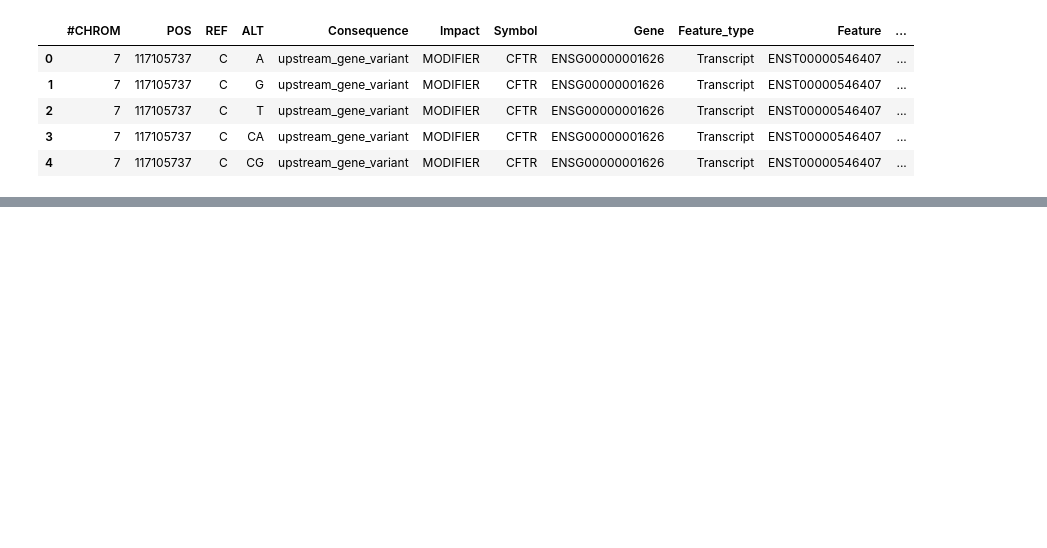
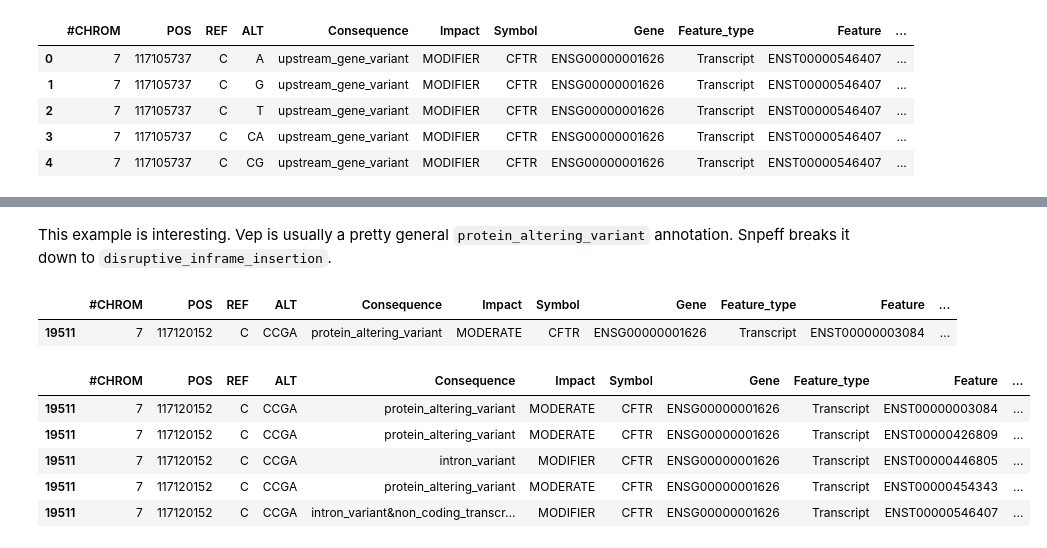
Before and after one commit to andrewjesaitis/variant-annotation-comparison-2017, a Jupyter notebook: Variant-Annotation-Comparsion-2017.ipynb, the cells around one changed output, grey strips where cells are left out. Cells and saved outputs as stored; diff of their text form; code cells hidden in the pictures; blank space fills up the shorter version.

```diff
--- a/Variant-Annotation-Comparsion-2017.ipynb
+++ b/Variant-Annotation-Comparsion-2017.ipynb
@@ -53,3 +55,27 @@ snpeff_df.head()
 | 1 | 7 | 117105737 | C | G | upstream_gene_variant | MODIFIER | ENSG00000001626 | transcript | ENST00000546407 | ... |
 | 1 | 7 | 117105737 | C | G | intergenic_region | MODIFIER | ENSG00000214684-ENSG00000001626 | intergenic_region | ENSG00000214684-ENSG00000001626 | ... |
 | 2 | 7 | 117105737 | C | T | upstream_gene_variant | MODIFIER | ENSG00000001626 | transcript | ENST00000546407 | ... |
+# %%
+#From http://snpeff.sourceforge.net/VCFannotationformat_v1.0.pdf with additions:
+#VEP: non_coding_transcript_exon_variant, non_coding_transcript_variant, protein altering variant,
+#incomplete_terminal_codon_variant, NMD_transcript_variant
+#Snpeff: conservative_inframe_deletion, conservative_inframe_insertion, structural_interaction_variant, 5_prime_UTR_truncation
+
+ranked_terms = ["chromosome_number_variation","exon_loss_variant","frameshift_variant","stop_gained","stop_lost",
+                "start_lost","splice_acceptor_variant","splice_donor_variant","rare_amino_acid_variant","missense_variant",
+                "inframe_insertion","conservative_inframe_insertion", "disruptive_inframe_insertion","inframe_deletion","conservative_inframe_deletion", "disruptive_inframe_deletion",
+                "5_prime_UTR_truncation+exon_loss_variant","5_prime_UTR_truncation","3_prime_UTR_truncation+exon_loss","splice_branch_variant",
+                "splice_region_variant","splice_branch_variant","stop_retained_variant","initiator_codon_variant",
+                "synonymous_variant","initiator_codon_variant+non_canonical_start_codon","stop_retained_variant",
+                "coding_sequence_variant","5_prime_UTR_variant","3_prime_UTR_variant",
+                "5_prime_UTR_premature_start_codon_gain_variant","structural_interaction_variant", "protein_altering_variant","upstream_gene_variant","downstream_gene_variant",
+                "TF_binding_site_variant","regulatory_region_variant","miRNA","custom","sequence_feature",
+                "conserved_intron_variant","intron_variant","intragenic_variant","conserved_intergenic_variant",
+                "intergenic_region","coding_sequence_variant","non_coding_exon_variant","non_coding_transcript_exon_variant",
+                "nc_transcript_variant","non_coding_transcript_variant","NMD_transcript_variant", "incomplete_terminal_codon_variant", "gene_variant","chromosome"]
+def term_rank(term):
+    return ranked_terms.index(term)
+# %%
+vep_df["effect"] = vep_df.apply(lambda row: min(row["Consequence"].split("&"), key=term_rank), axis=1)
+
+snpeff_df["effect"] = snpeff_df.apply(lambda row: min(row["Annotation"].split('&'), key=term_rank), axis=1)
@@ -55,0 +122,16 @@ snpeff_df.head()
+# %% [markdown]
+This example is interesting. Vep is usually a pretty general `protein_altering_variant` annotation. Snpeff breaks it down to `disruptive_inframe_insertion`.
+# %%
+vep_df[vep_df['effect'].str.contains('protein_altering_variant')][:1]
+# %% [output]
+|  | #CHROM | POS | REF | ALT | Consequence | Impact | Symbol | Gene | Feature_type | Feature | ... |
+| 19511 | 7 | 117120152 | C | CCGA | protein_altering_variant | MODERATE | CFTR | ENSG00000001626 | Transcript | ENST00000003084 | ... |
+# %%
+vep_df.ix[19511]
+# %% [output]
+|  | #CHROM | POS | REF | ALT | Consequence | Impact | Symbol | Gene | Feature_type | Feature | ... |
+| 19511 | 7 | 117120152 | C | CCGA | protein_altering_variant | MODERATE | CFTR | ENSG00000001626 | Transcript | ENST00000003084 | ... |
+| 19511 | 7 | 117120152 | C | CCGA | protein_altering_variant | MODERATE | CFTR | ENSG00000001626 | Transcript | ENST00000426809 | ... |
+| 19511 | 7 | 117120152 | C | CCGA | intron_variant | MODIFIER | CFTR | ENSG00000001626 | Transcript | ENST00000446805 | ... |
+| 19511 | 7 | 117120152 | C | CCGA | protein_altering_variant | MODERATE | CFTR | ENSG00000001626 | Transcript | ENST00000454343 | ... |
+| 19511 | 7 | 117120152 | C | CCGA | intron_variant&non_coding_transcr... | MODIFIER | CFTR | ENSG00000001626 | Transcript | ENST00000546407 | ... |
```
Also changed, not shown: parts of 12 cells of this notebook.
